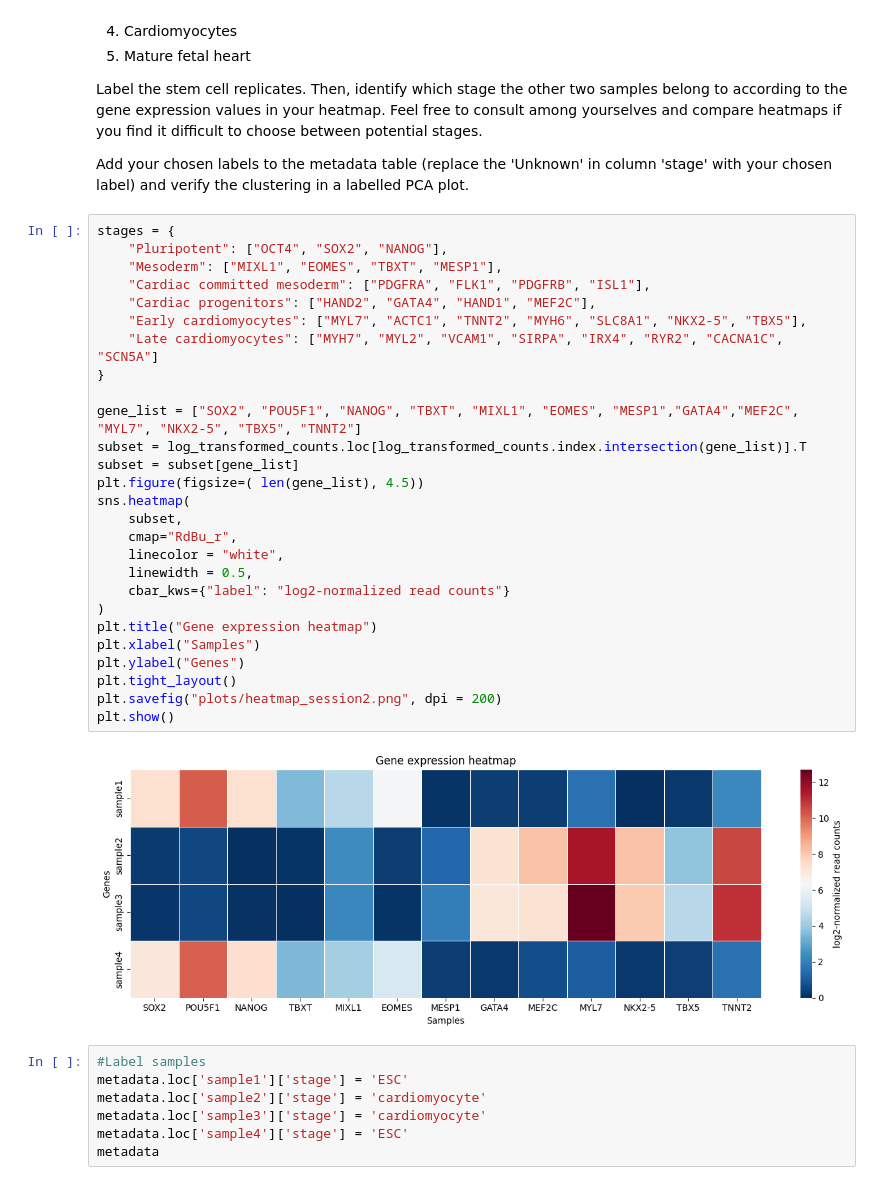
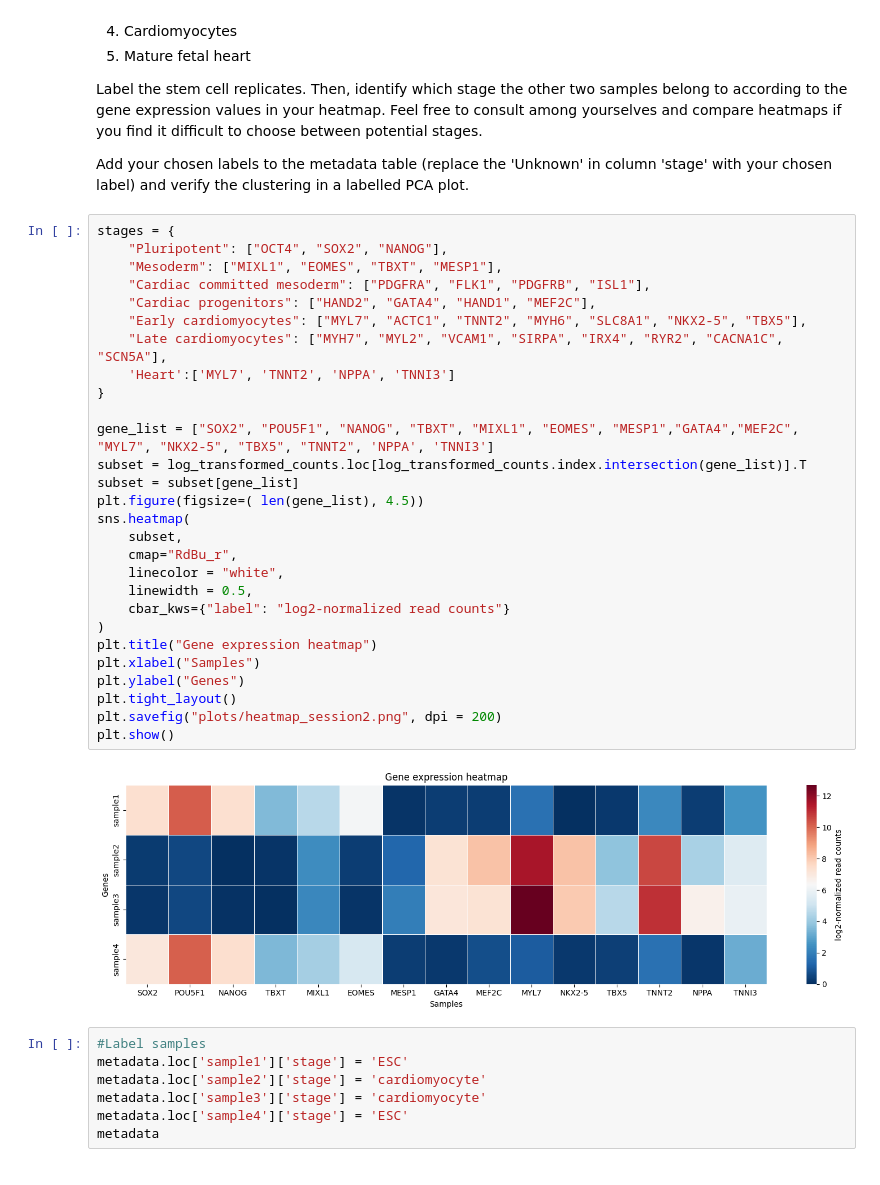
Before and after one commit to LACDR-CDS/SCDR_RNAseq, a Jupyter notebook: Session2_group3.ipynb, the cells around one changed output. Saved outputs shown, nothing was run; the diff lists cells and outputs as text.

```diff
--- a/Session2_group3.ipynb
+++ b/Session2_group3.ipynb
@@ -267,32 +267,33 @@ Add your chosen labels to the metadata table (replace the 'Unknown' in column 's
 # %%
 stages = {
     "Pluripotent": ["OCT4", "SOX2", "NANOG"],
     "Mesoderm": ["MIXL1", "EOMES", "TBXT", "MESP1"],
     "Cardiac committed mesoderm": ["PDGFRA", "FLK1", "PDGFRB", "ISL1"],
     "Cardiac progenitors": ["HAND2", "GATA4", "HAND1", "MEF2C"],
     "Early cardiomyocytes": ["MYL7", "ACTC1", "TNNT2", "MYH6", "SLC8A1", "NKX2-5", "TBX5"],
-    "Late cardiomyocytes": ["MYH7", "MYL2", "VCAM1", "SIRPA", "IRX4", "RYR2", "CACNA1C",  "SCN5A"]
+    "Late cardiomyocytes": ["MYH7", "MYL2", "VCAM1", "SIRPA", "IRX4", "RYR2", "CACNA1C",  "SCN5A"],
+    'Heart':['MYL7', 'TNNT2', 'NPPA', 'TNNI3']
 }
 
-gene_list = ["SOX2", "POU5F1", "NANOG", "TBXT", "MIXL1", "EOMES", "MESP1","GATA4","MEF2C", "MYL7", "NKX2-5", "TBX5", "TNNT2"]
+gene_list = ["SOX2", "POU5F1", "NANOG", "TBXT", "MIXL1", "EOMES", "MESP1","GATA4","MEF2C", "MYL7", "NKX2-5", "TBX5", "TNNT2", 'NPPA', 'TNNI3']
 subset = log_transformed_counts.loc[log_transformed_counts.index.intersection(gene_list)].T
 subset = subset[gene_list]
 plt.figure(figsize=( len(gene_list), 4.5))
 sns.heatmap(
     subset,
     cmap="RdBu_r",
     linecolor = "white",
     linewidth = 0.5,
     cbar_kws={"label": "log2-normalized read counts"}
 )
 plt.title("Gene expression heatmap")
 plt.xlabel("Samples")
 plt.ylabel("Genes")
 plt.tight_layout()
 plt.savefig("plots/heatmap_session2.png", dpi = 200)
 plt.show()
 # %% [output]
-[figure, old version]
+[figure, new version]
 # %%
 #Label samples
 metadata.loc['sample1']['stage'] = 'ESC'
```
Also changed, not shown: parts of 1 cell of this notebook.
